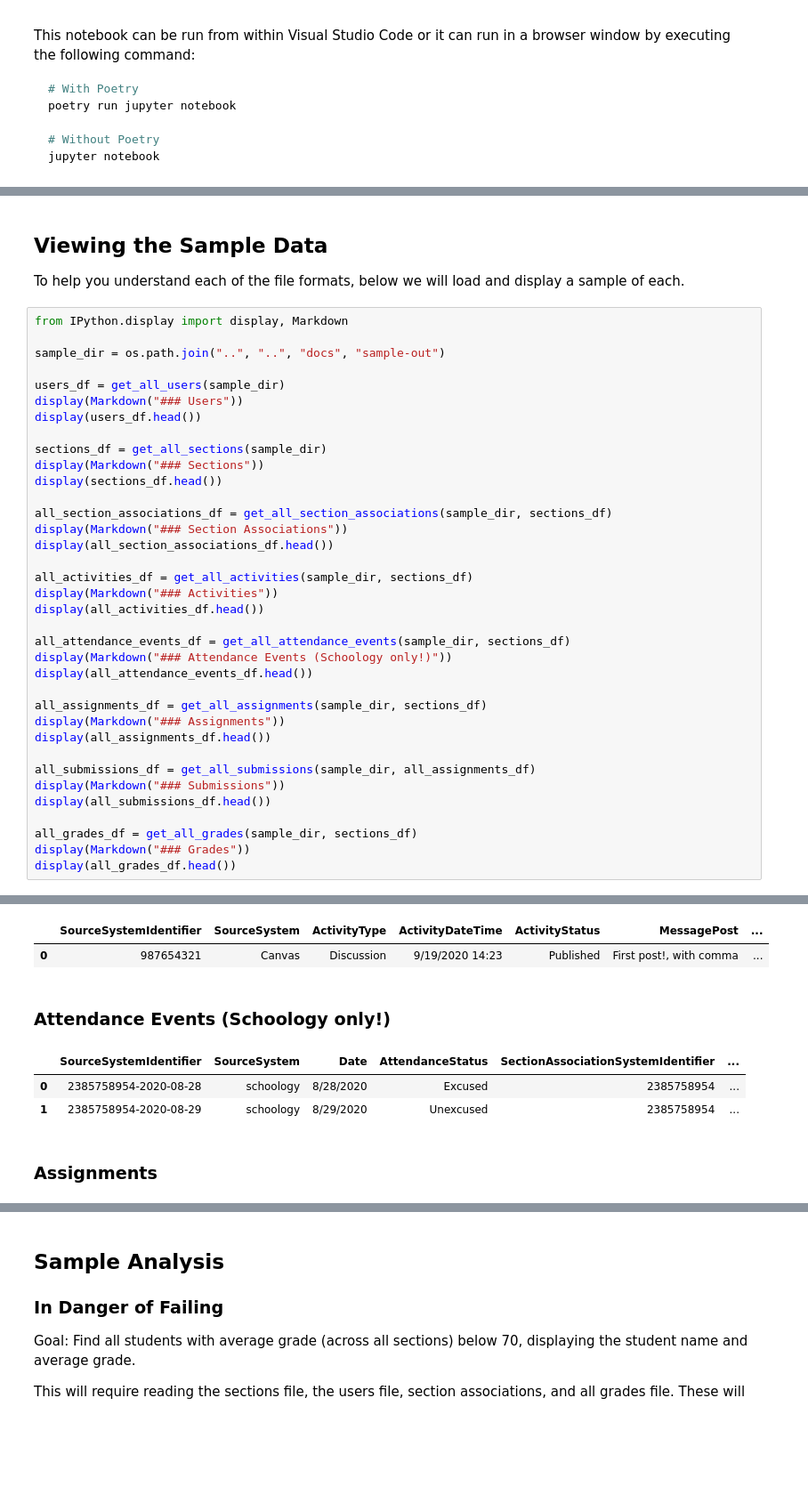
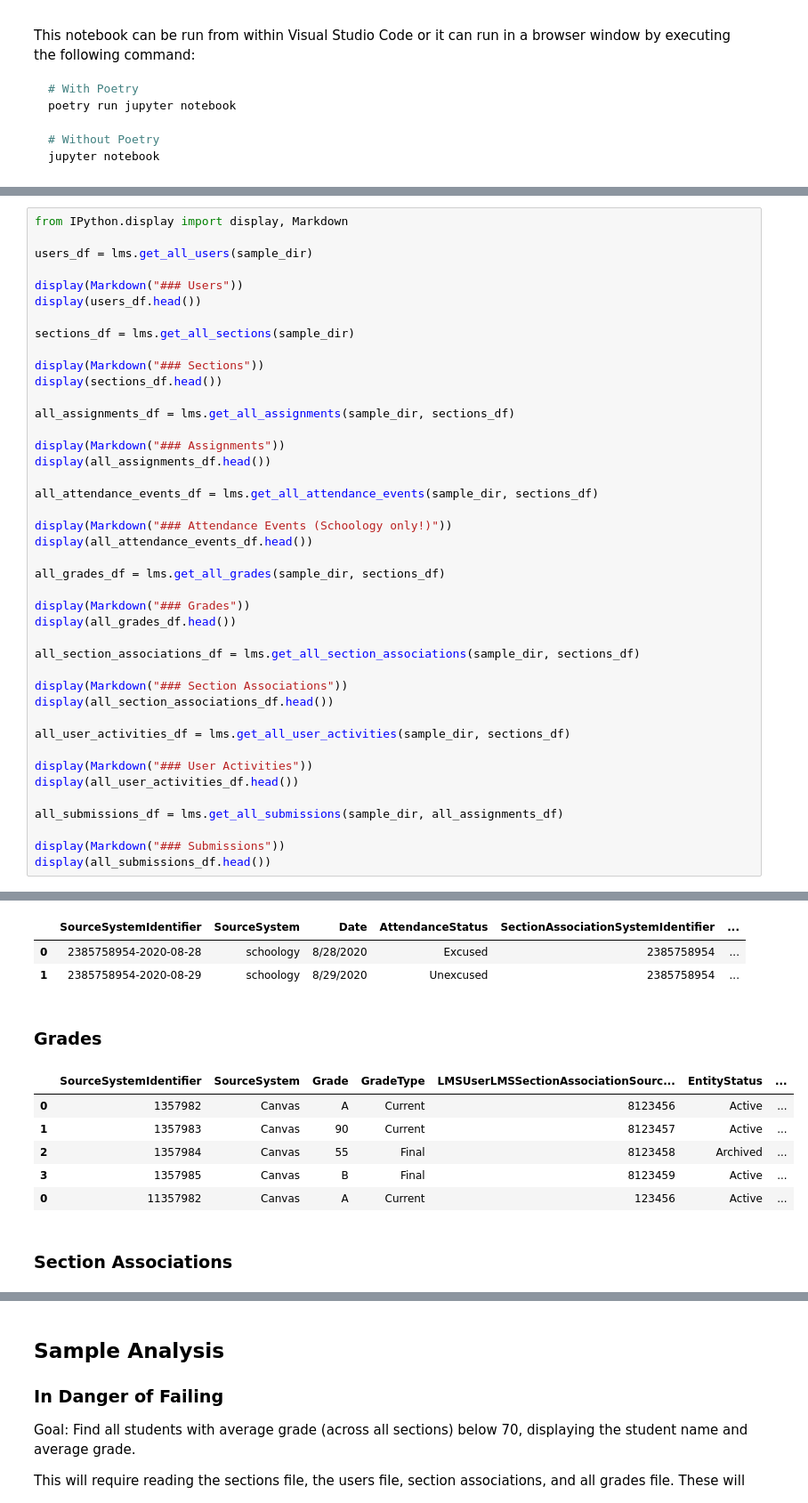
Before and after one commit to Ed-Fi-Exchange-OSS/LMS-Toolkit, a Jupyter notebook: src/notebooks/filesystem-tutorial.ipynb, the cells around one changed output, grey strips where cells are left out. Shown at 89% size. Drawn from its saved outputs; the diff is of its cells as text; blank space fills up the shorter version.

```diff
--- a/src/notebooks/filesystem-tutorial.ipynb
+++ b/src/notebooks/filesystem-tutorial.ipynb
@@ -206,43 +130,45 @@ def get_all_attendance_events(base_directory: str, sections: pd.DataFrame) -> pd
-# %% [markdown]
-## Viewing the Sample Data
-
-To help you understand each of the file formats, below we will load and display a sample of each.
 # %%
 from IPython.display import display, Markdown
 
-sample_dir = os.path.join("..", "..", "docs", "sample-out")
+users_df = lms.get_all_users(sample_dir)
 
-users_df = get_all_users(sample_dir)
 display(Markdown("### Users"))
 display(users_df.head())
 
-sections_df = get_all_sections(sample_dir)
+sections_df = lms.get_all_sections(sample_dir)
+
 display(Markdown("### Sections"))
 display(sections_df.head())
 
-all_section_associations_df = get_all_section_associations(sample_dir, sections_df)
+all_assignments_df = lms.get_all_assignments(sample_dir, sections_df)
+
+display(Markdown("### Assignments"))
+display(all_assignments_df.head())
+
+all_attendance_events_df = lms.get_all_attendance_events(sample_dir, sections_df)
+
+display(Markdown("### Attendance Events (Schoology only!)"))
+display(all_attendance_events_df.head())
+
+all_grades_df = lms.get_all_grades(sample_dir, sections_df)
+
+display(Markdown("### Grades"))
+display(all_grades_df.head())
+
+all_section_associations_df = lms.get_all_section_associations(sample_dir, sections_df)
+
 display(Markdown("### Section Associations"))
 display(all_section_associations_df.head())
 
-all_activities_df = get_all_activities(sample_dir, sections_df)
-display(Markdown("### Activities"))
-display(all_activities_df.head())
+all_user_activities_df = lms.get_all_user_activities(sample_dir, sections_df)
 
-all_attendance_events_df = get_all_attendance_events(sample_dir, sections_df)
-display(Markdown("### Attendance Events (Schoology only!)"))
-display(all_attendance_events_df.head())
+display(Markdown("### User Activities"))
+display(all_user_activities_df.head())
 
-all_assignments_df = get_all_assignments(sample_dir, sections_df)
-display(Markdown("### Assignments"))
-display(all_assignments_df.head())
+all_submissions_df = lms.get_all_submissions(sample_dir, all_assignments_df)
 
-all_submissions_df = get_all_submissions(sample_dir, all_assignments_df)
 display(Markdown("### Submissions"))
 display(all_submissions_df.head())
-
-all_grades_df = get_all_grades(sample_dir, sections_df)
-display(Markdown("### Grades"))
-display(all_grades_df.head())
 # %% [output]
 ### Users
 |  | SourceSystemIdentifier | SourceSystem | UserRole | LocalUserIdentifier | SISUserIdentifier | Name | ... |
@@ -268,7 +192,11 @@ display(all_grades_df.head())
-|  | SourceSystemIdentifier | SourceSystem | ActivityType | ActivityDateTime | ActivityStatus | MessagePost | ... |
-| 0 | 987654321 | Canvas | Discussion | 9/19/2020 14:23 | Published | First post!, with comma | ... |
+|  | SourceSystemIdentifier | SourceSystem | Date | AttendanceStatus | SectionAssociationSystemIdentifier | ... |
+| 0 | 2385758954-2020-08-28 | schoology | 8/28/2020 | Excused | 2385758954 | ... |
+| 1 | 2385758954-2020-08-29 | schoology | 8/29/2020 | Unexcused | 2385758954 | ... |
-### Attendance Events (Schoology only!)
+### Grades
-|  | SourceSystemIdentifier | SourceSystem | Date | AttendanceStatus | SectionAssociationSystemIdentifier | ... |
-| 0 | 2385758954-2020-08-28 | schoology | 8/28/2020 | Excused | 2385758954 | ... |
-| 1 | 2385758954-2020-08-29 | schoology | 8/29/2020 | Unexcused | 2385758954 | ... |
+|  | SourceSystemIdentifier | SourceSystem | Grade | GradeType | LMSUserLMSSectionAssociationSourc... | EntityStatus | ... |
+| 0 | 1357982 | Canvas | A | Current | 8123456 | Active | ... |
+| 1 | 1357983 | Canvas | 90 | Current | 8123457 | Active | ... |
+| 2 | 1357984 | Canvas | 55 | Final | 8123458 | Archived | ... |
+| 3 | 1357985 | Canvas | B | Final | 8123459 | Active | ... |
+| 0 | 11357982 | Canvas | A | Current | 123456 | Active | ... |
-### Assignments
+### Section Associations
```
Also changed, not shown: parts of 8 cells of this notebook.
